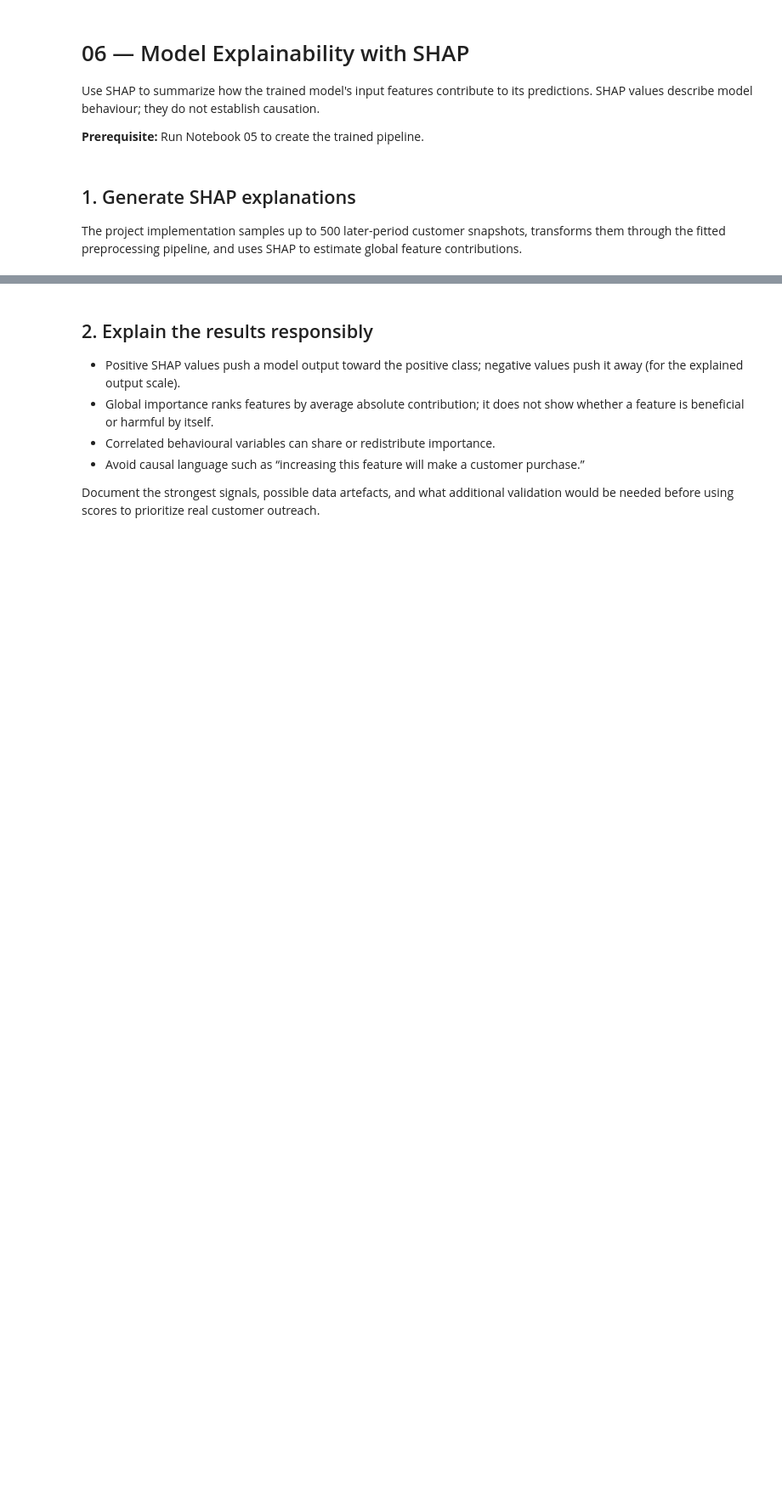
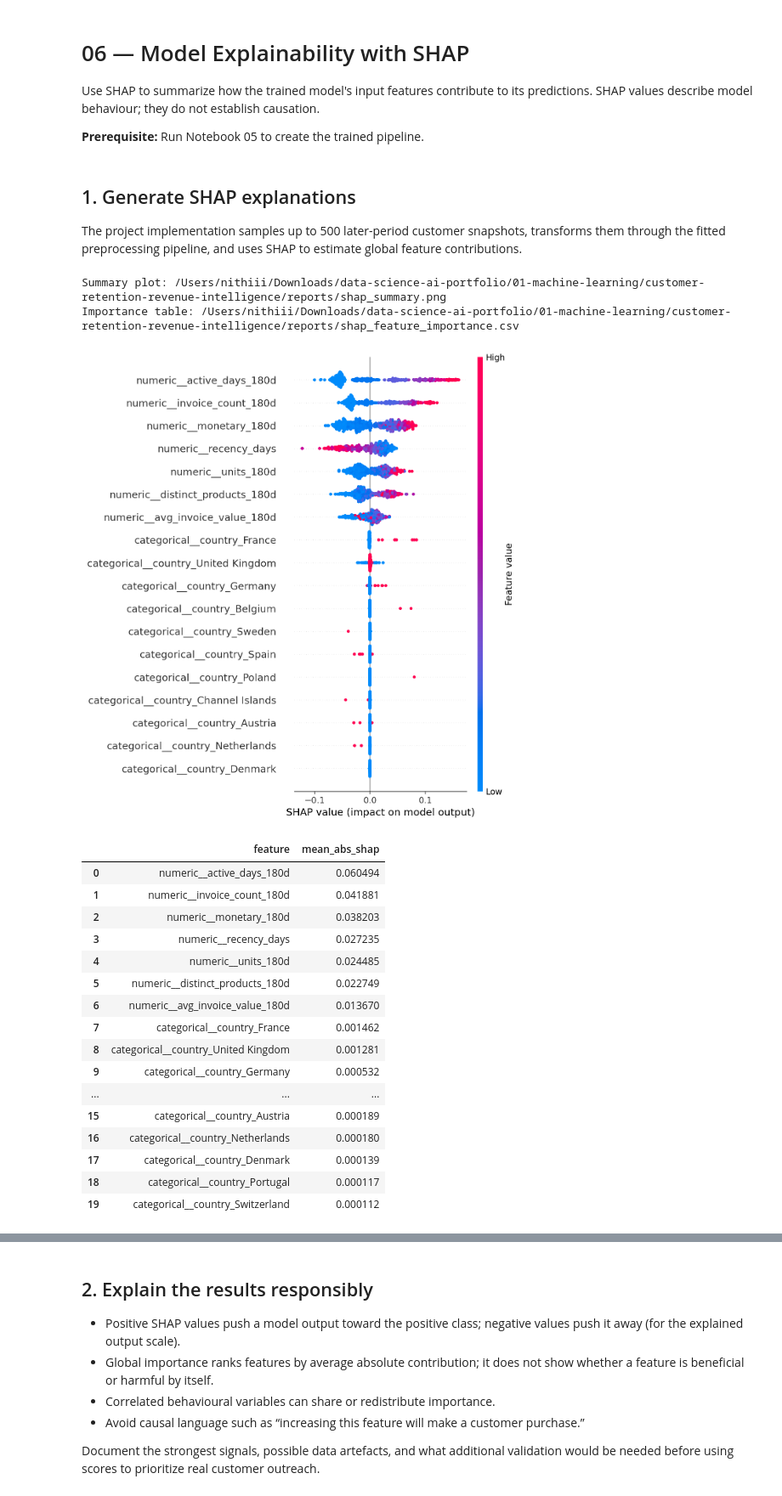
Before and after one commit to NithyaShenbagaraj/data-science-ai-portfolio, a Jupyter notebook: 01-machine-learning/customer-retention-revenue-intelligence/notebooks/06_model_explainability.ipynb, the cells around one changed output, grey strips where cells are left out. Shown at 85% size. Drawn from its saved outputs; the diff is of its cells as text; code cells hidden in the pictures; blank space fills up the shorter version.

```diff
--- a/01-machine-learning/customer-retention-revenue-intelligence/notebooks/06_model_explainability.ipynb
+++ b/01-machine-learning/customer-retention-revenue-intelligence/notebooks/06_model_explainability.ipynb
@@ -24,12 +24,44 @@ if not MODEL.exists():
 
 The project implementation samples up to 500 later-period customer snapshots, transforms them through the fitted preprocessing pipeline, and uses SHAP to estimate global feature contributions.
 # %%
-explain_model()
+from pathlib import Path
+import pandas as pd
+from IPython.display import Image, display
+
 summary_plot = OUT / "shap_summary.png"
 importance_file = OUT / "shap_feature_importance.csv"
+
 print("Summary plot:", summary_plot)
 print("Importance table:", importance_file)
+
 if summary_plot.exists():
     display(Image(filename=str(summary_plot)))
-importance = pd.read_csv(importance_file)
-display(importance.head(20))
+else:
+    print("SHAP summary plot not found.")
+
+if importance_file.exists():
+    importance = pd.read_csv(importance_file)
+    display(importance.head(20))
+else:
+    print("SHAP importance CSV not found.")
+# %% [output]
+Summary plot: /Users/nithiii/Downloads/data-science-ai-portfolio/01-machine-learning/customer-retention-revenue-intelligence/reports/shap_summary.png
+Importance table: /Users/nithiii/Downloads/data-science-ai-portfolio/01-machine-learning/customer-retention-revenue-intelligence/reports/shap_feature_importance.csv
+[figure, added]
+|  | feature | mean_abs_shap |
+| 0 | numeric__active_days_180d | 0.060494 |
+| 1 | numeric__invoice_count_180d | 0.041881 |
+| 2 | numeric__monetary_180d | 0.038203 |
+| 3 | numeric__recency_days | 0.027235 |
+| 4 | numeric__units_180d | 0.024485 |
+| 5 | numeric__distinct_products_180d | 0.022749 |
+| 6 | numeric__avg_invoice_value_180d | 0.013670 |
+| 7 | categorical__country_France | 0.001462 |
+| 8 | categorical__country_United Kingdom | 0.001281 |
+| 9 | categorical__country_Germany | 0.000532 |
+| ... | ... | ... |
+| 15 | categorical__country_Austria | 0.000189 |
+| 16 | categorical__country_Netherlands | 0.000180 |
+| 17 | categorical__country_Denmark | 0.000139 |
+| 18 | categorical__country_Portugal | 0.000117 |
+| 19 | categorical__country_Switzerland | 0.000112 |
```
Also changed, not shown: parts of 4 cells of this notebook, 6 other files.
